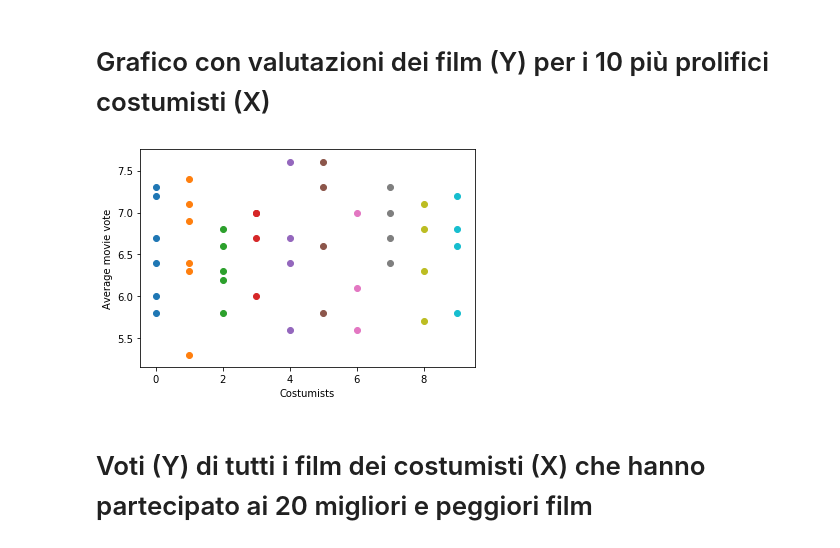
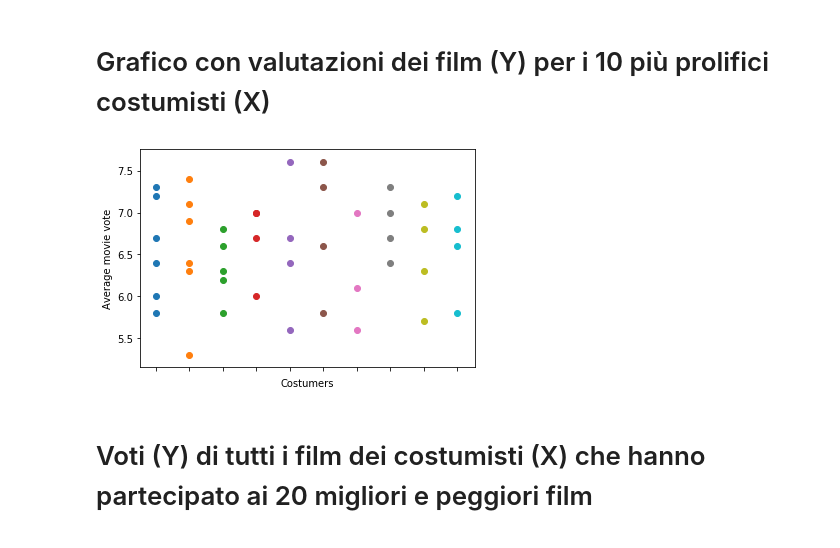
Before and after one commit to Janluke0/DSBDA-Project, a Jupyter notebook: Hypotheses/Historical films hypothesis.ipynb, the cells around one changed output. Cells and saved outputs as stored; diff of their text form; code cells hidden in the pictures.

```diff
--- a/Hypotheses/Historical films hypothesis.ipynb
+++ b/Hypotheses/Historical films hypothesis.ipynb
@@ -101,20 +101,21 @@ Name: _id, Length: 1234, dtype: int64
 # %%
 import matplotlib.pyplot as plt
 import numpy as np
 
 for i in range(10):
     person = costume_count.index[i]
     participated_movies = costume_crew[costume_crew['person_id'] == person]
     participated_movies = participated_movies['movie_id']
     resulting_dataframe = metadata_dataframe[metadata_dataframe['_id'].isin(participated_movies.astype('int32'))]
     average_vote = resulting_dataframe['vote_average']
     plt.scatter(np.full(average_vote.shape, i, dtype=int), average_vote)
 
-plt.xlabel('Costumists')
+plt.xlabel('Costumers')
 plt.ylabel('Average movie vote')
+plt.xticks(ticks=range(10), labels=[])
 plt.show()
 # %% [output]
-[figure, old version]
+[figure, new version]
 # %% [markdown]
 # Voti (Y) di tutti i film dei costumisti (X) che hanno partecipato ai 20 migliori e peggiori film
 # %%
```
Also changed, not shown: parts of 4 cells of this notebook.
